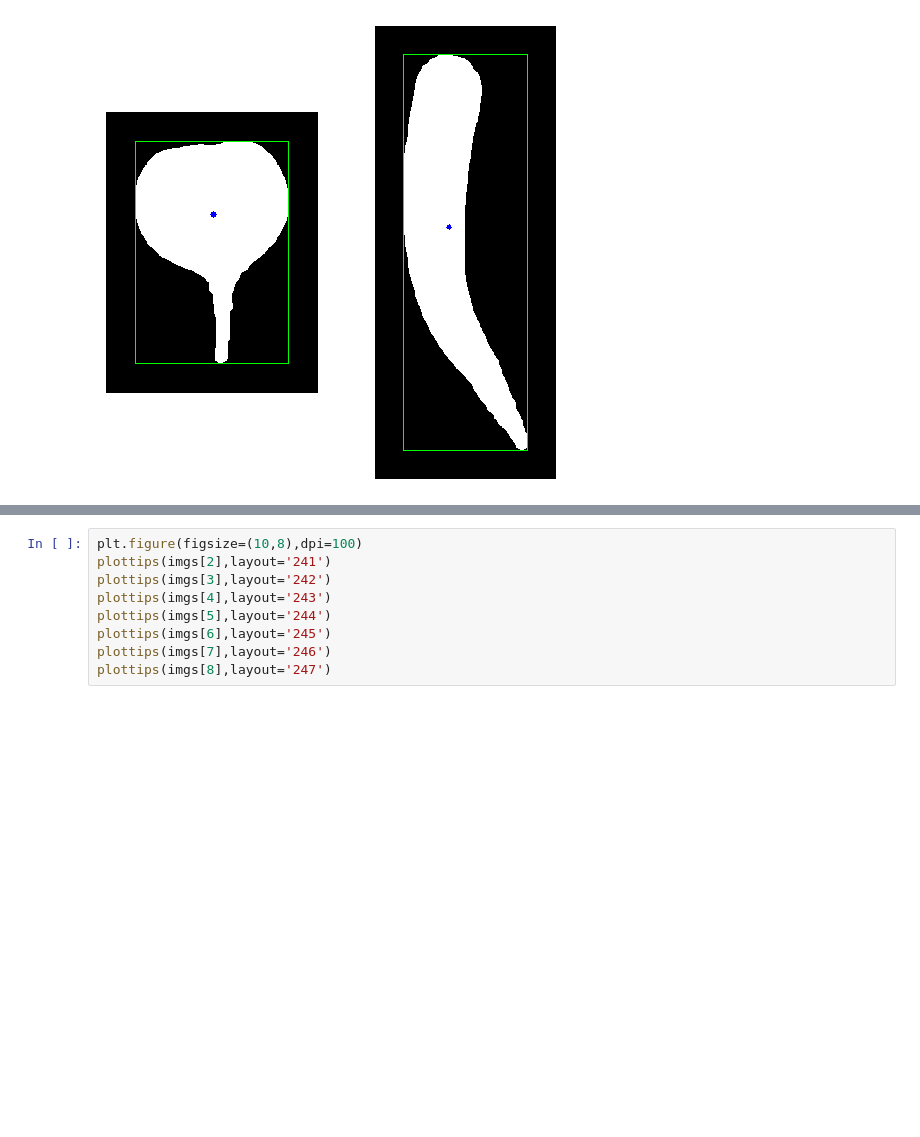
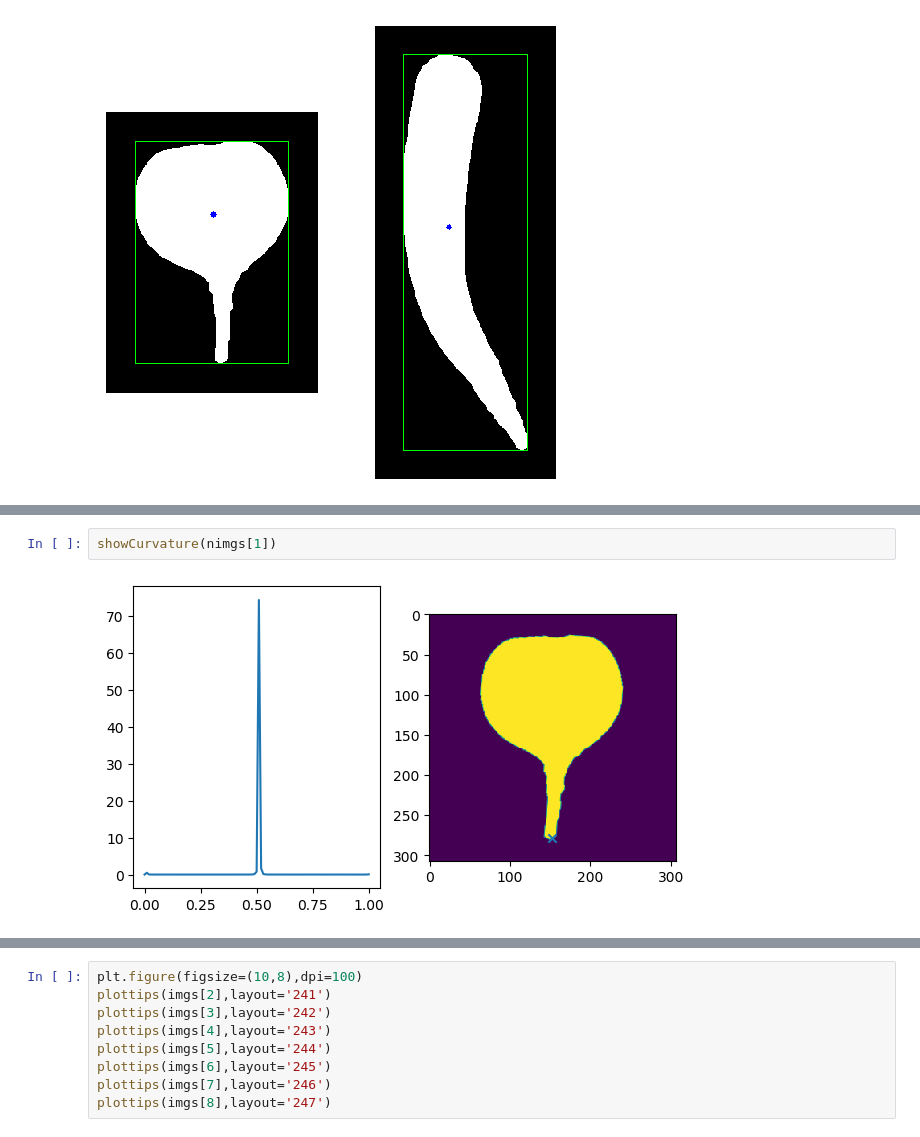
Before and after one commit to iciromaco/RadiShLab, a Jupyter notebook: N005_輪郭線の自動分割.ipynb, the cells around one changed output, grey strips where cells are left out. Saved outputs shown, nothing was run; the diff lists cells and outputs as text; blank space fills up the shorter version.

```diff
--- a/N005_輪郭線の自動分割.ipynb
+++ b/N005_輪郭線の自動分割.ipynb
@@ -171,0 +220,4 @@ plt.plot(symbottoms1)
+# %%
+showCurvature(nimgs[1])
+# %% [output]
+[figure, added]
```
Also changed, not shown: parts of 19 cells of this notebook, 4 other files.
